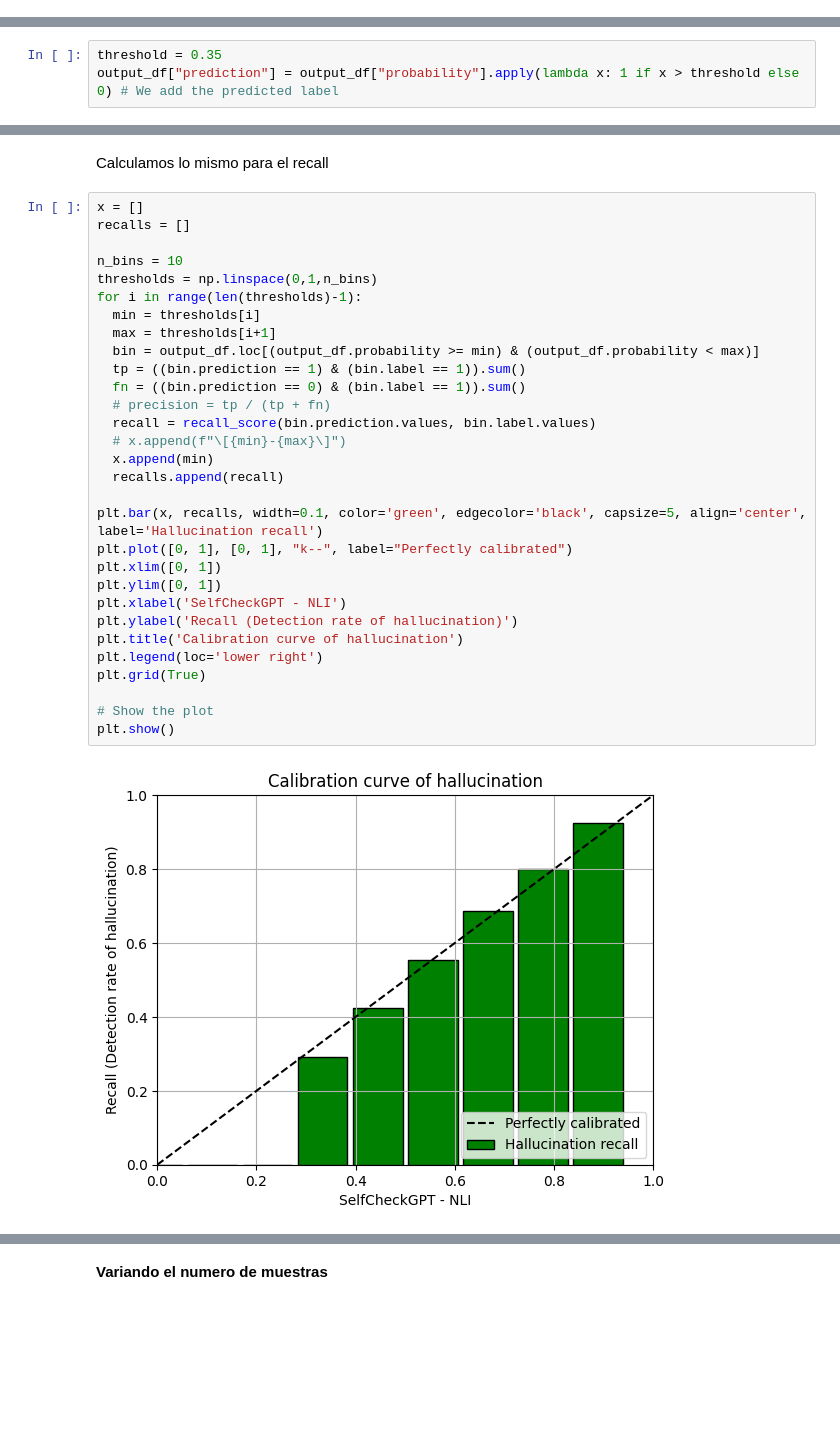
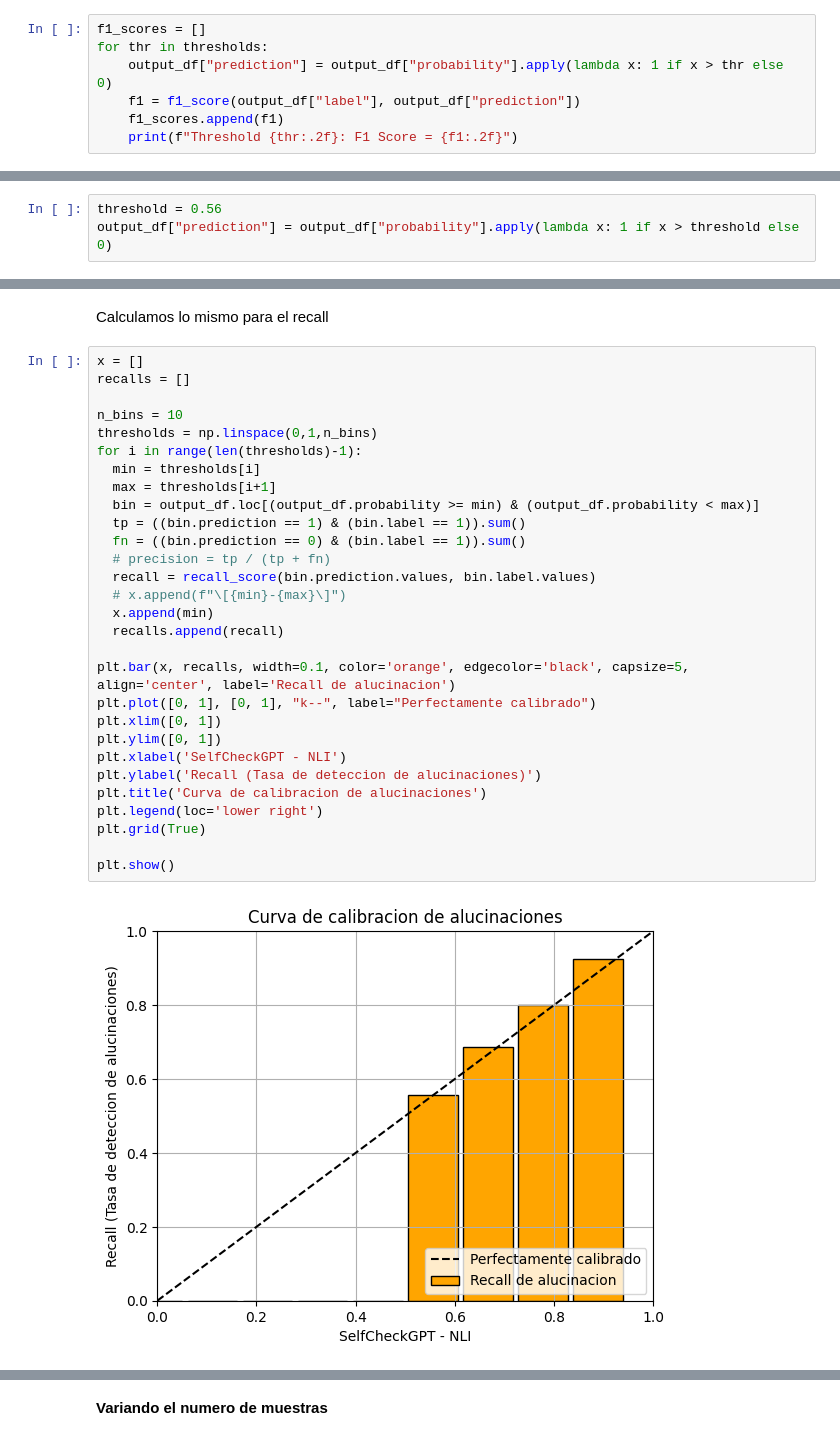
Before and after one commit to GonzaloPahissa/TFG_Gonzalo_Arguedas, a Jupyter notebook: src/Automatic_detection.ipynb, the cells around one changed output, grey strips where cells are left out. Saved outputs shown, nothing was run; the diff lists cells and outputs as text; blank space fills up the shorter version.

```diff
--- a/src/Automatic_detection.ipynb
+++ b/src/Automatic_detection.ipynb
@@ -295,0 +322,7 @@ output_df["label"] = output_df.annotation.apply(lambda x: 0 if x == "accurate" e
+# %%
+f1_scores = []
+for thr in thresholds:
+    output_df["prediction"] = output_df["probability"].apply(lambda x: 1 if x > thr else 0)
+    f1 = f1_score(output_df["label"], output_df["prediction"])
+    f1_scores.append(f1)
+    print(f"Threshold {thr:.2f}: F1 Score = {f1:.2f}")
@@ -296,6 +357,6 @@ output_df["label"] = output_df.annotation.apply(lambda x: 0 if x == "accurate" e
 # %%
-threshold = 0.35
-output_df["prediction"] = output_df["probability"].apply(lambda x: 1 if x > threshold else 0) # We add the predicted label
+threshold = 0.56
+output_df["prediction"] = output_df["probability"].apply(lambda x: 1 if x > threshold else 0)
 # %%
 output_df
 # %% [output]
@@ -394,35 +450,34 @@ Calculamos lo mismo para el recall
 # %%
 x = []
 recalls = []
 
 n_bins = 10
 thresholds = np.linspace(0,1,n_bins)
 for i in range(len(thresholds)-1):
   min = thresholds[i]
   max = thresholds[i+1]
   bin = output_df.loc[(output_df.probability >= min) & (output_df.probability < max)]
   tp = ((bin.prediction == 1) & (bin.label == 1)).sum()
   fn = ((bin.prediction == 0) & (bin.label == 1)).sum()
   # precision = tp / (tp + fn)
   recall = recall_score(bin.prediction.values, bin.label.values)
   # x.append(f"\[{min}-{max}\]")
   x.append(min)
   recalls.append(recall)
 
-plt.bar(x, recalls, width=0.1, color='green', edgecolor='black', capsize=5, align='center', label='Hallucination recall')
-plt.plot([0, 1], [0, 1], "k--", label="Perfectly calibrated")
+plt.bar(x, recalls, width=0.1, color='orange', edgecolor='black', capsize=5, align='center', label='Recall de alucinacion')
+plt.plot([0, 1], [0, 1], "k--", label="Perfectamente calibrado")
 plt.xlim([0, 1])
 plt.ylim([0, 1])
 plt.xlabel('SelfCheckGPT - NLI')
-plt.ylabel('Recall (Detection rate of hallucination)')
-plt.title('Calibration curve of hallucination')
+plt.ylabel('Recall (Tasa de deteccion de alucinaciones)')
+plt.title('Curva de calibracion de alucinaciones')
 plt.legend(loc='lower right')
 plt.grid(True)
 
-# Show the plot
 plt.show()
 # %% [output]
-[figure, old version]
+[figure, new version]
 # %%
 fig, axs = plt.subplots(1, 2, figsize=(12, 5), sharey=True)
 
```
Also changed, not shown: parts of 20 cells of this notebook.
